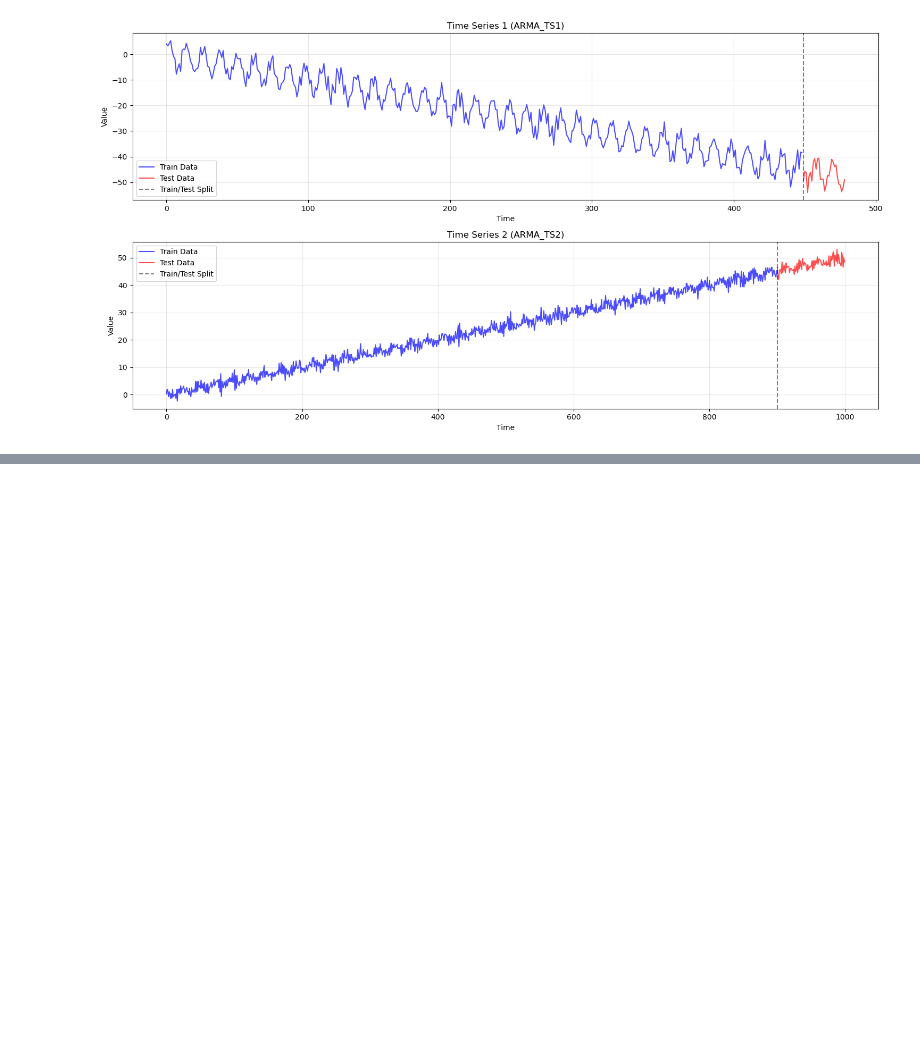
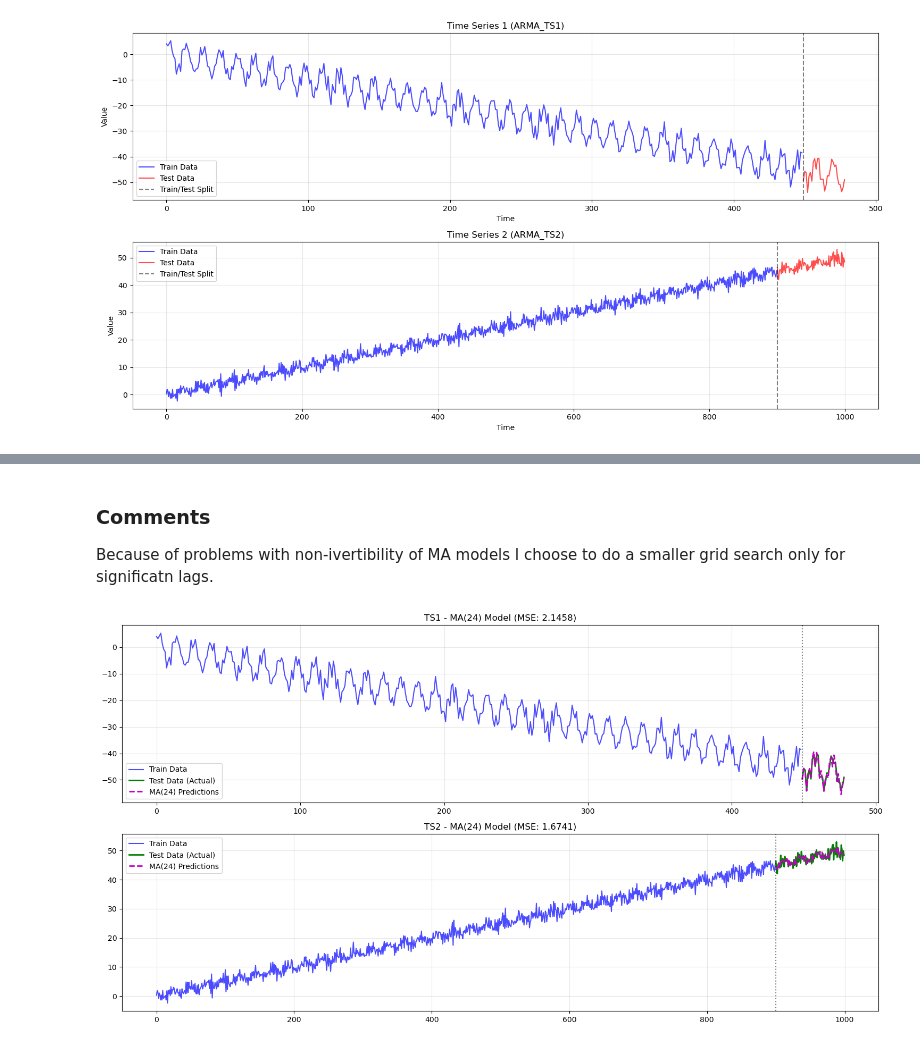
Before and after one commit to jjastrz14/python-time-series-handbook, a Jupyter notebook: notebooks/04/ar-ma.ipynb, the cells around one changed output, grey strips where cells are left out. Cells and saved outputs as stored; diff of their text form; code cells hidden in the pictures; blank space fills up the shorter version.

```diff
--- a/notebooks/04/ar-ma.ipynb
+++ b/notebooks/04/ar-ma.ipynb
@@ -1413,0 +1326,30 @@ Time Series 2:
+# %% [markdown]
+### Comments
+
+Because of problems with non-ivertibility of MA models I choose to do a smaller grid search only for significatn lags.
+# %%
+# Plot MA predictions
+fig, axes = plt.subplots(2, 1, figsize=(15, 8))
+
+# TS1 MA predictions
+axes[0].plot(time1[:-30], train_ts1, 'b-', label='Train Data', alpha=0.7)
+axes[0].plot(time1[-30:], test_ts1, 'g-', label='Test Data (Actual)', linewidth=2)
+axes[0].plot(time1[-30:], ma_preds_ts1, 'm--', label=f'MA({best_order_ts1}) Predictions', linewidth=2)
+axes[0].axvline(x=len(train_ts1), color='black', linestyle=':', alpha=0.5)
+axes[0].set_title(f'TS1 - MA({best_order_ts1}) Model (MSE: {best_mse_ts1:.4f})')
+axes[0].legend()
+axes[0].grid(True, alpha=0.3)
+
+# TS2 MA predictions
+axes[1].plot(time2[:-100], train_ts2, 'b-', label='Train Data', alpha=0.7)
+axes[1].plot(time2[-100:], test_ts2, 'g-', label='Test Data (Actual)', linewidth=2)
+axes[1].plot(time2[-100:], ma_preds_ts2, 'm--', label=f'MA({best_order_ts2}) Predictions', linewidth=2)
+axes[1].axvline(x=len(train_ts2), color='black', linestyle=':', alpha=0.5)
+axes[1].set_title(f'TS2 - MA({best_order_ts2}) Model (MSE: {best_mse_ts2:.4f})')
+axes[1].legend()
+axes[1].grid(True, alpha=0.3)
+
+plt.tight_layout()
+plt.show()
+# %% [output]
+[figure, added]
```
Also changed, not shown: parts of 16 cells of this notebook, 2 other files.
